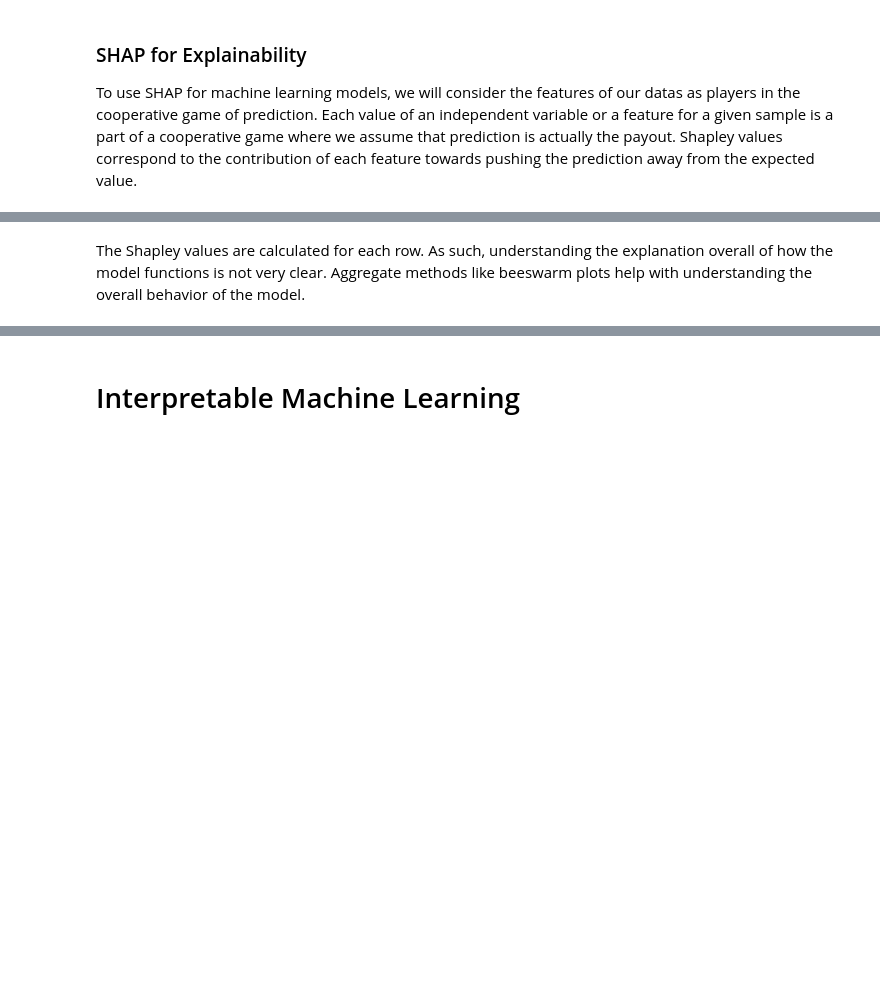
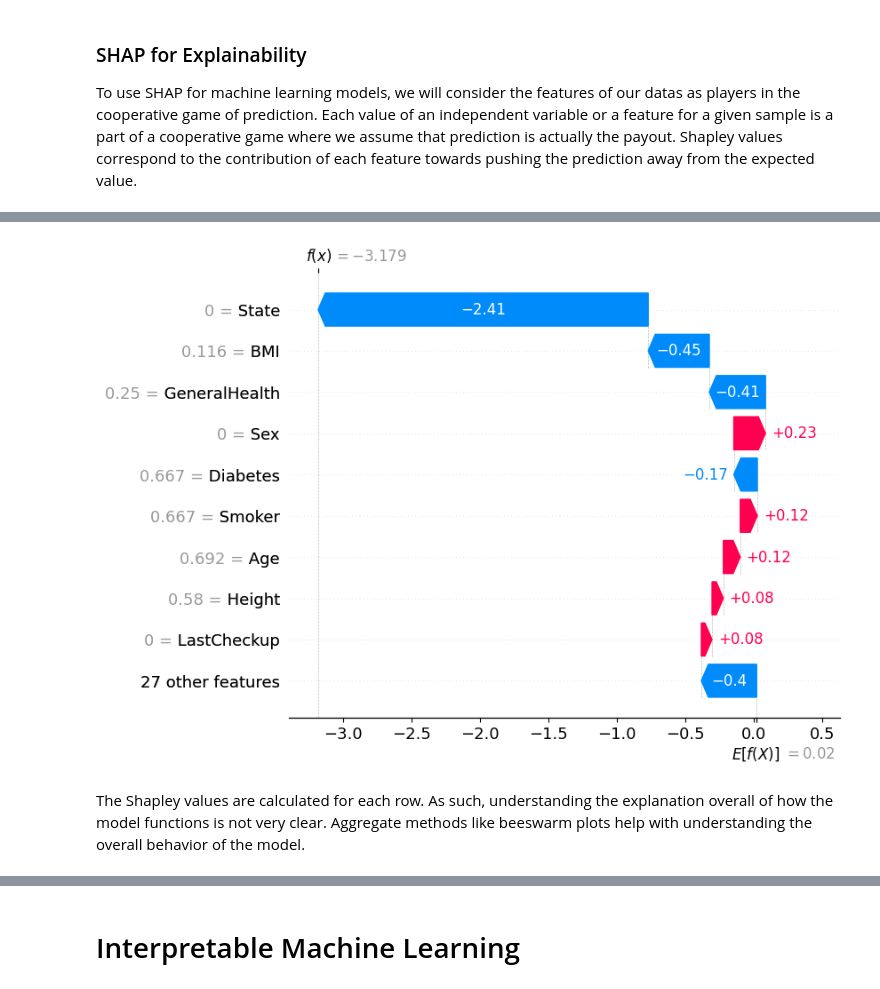
Before and after one commit to d9w/interpretable_ml, a Jupyter notebook: Explaining and Interpreting Machine Learning Models.ipynb, the cells around one changed output, grey strips where cells are left out. Cells and saved outputs as stored; diff of their text form; code cells hidden in the pictures; blank space fills up the shorter version.

```diff
--- a/Explaining and Interpreting Machine Learning Models.ipynb
+++ b/Explaining and Interpreting Machine Learning Models.ipynb
@@ -312,7 +402,9 @@ shap_values.shape
 # %%
 # visualize the first prediction's explanation
-shap.plots.waterfall(shap_values[1234, :])
+shap.plots.waterfall(shap_values[123, :])
+# %% [output]
+[figure, added]
-# %% [markdown]
-The Shapley values are calculated for each row. As such, understanding the explanation overall of how the model functions is not very clear. Aggregate methods like beeswarm plots help with understanding the overall behavior of the model.
+# %% [markdown]
+The Shapley values are calculated for each row. As such, understanding the explanation overall of how the model functions is not very clear. Aggregate methods like beeswarm plots help with understanding the overall behavior of the model.
 # %%
 shap.plots.beeswarm(shap_values)
```
Also changed, not shown: parts of 39 cells of this notebook.
